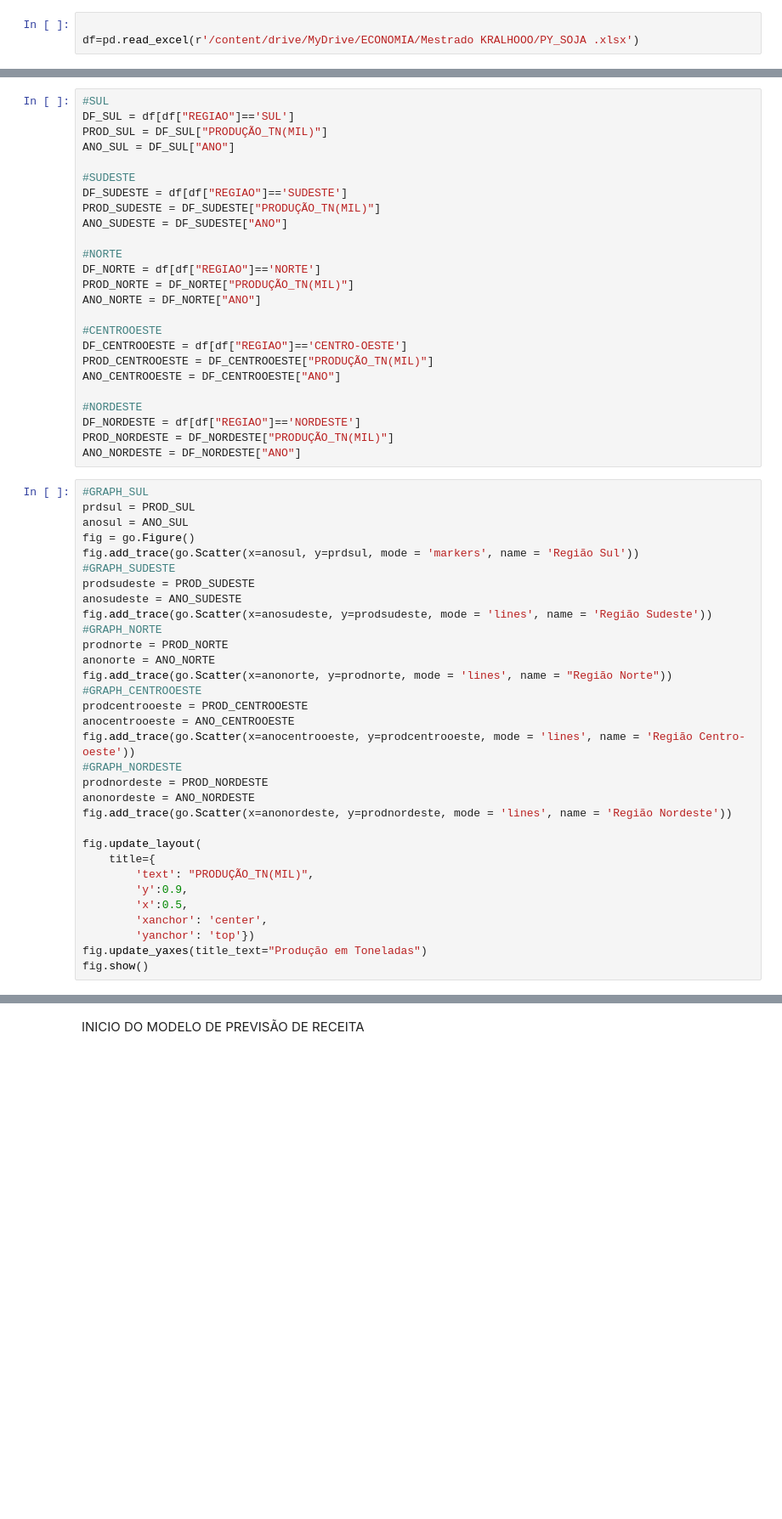
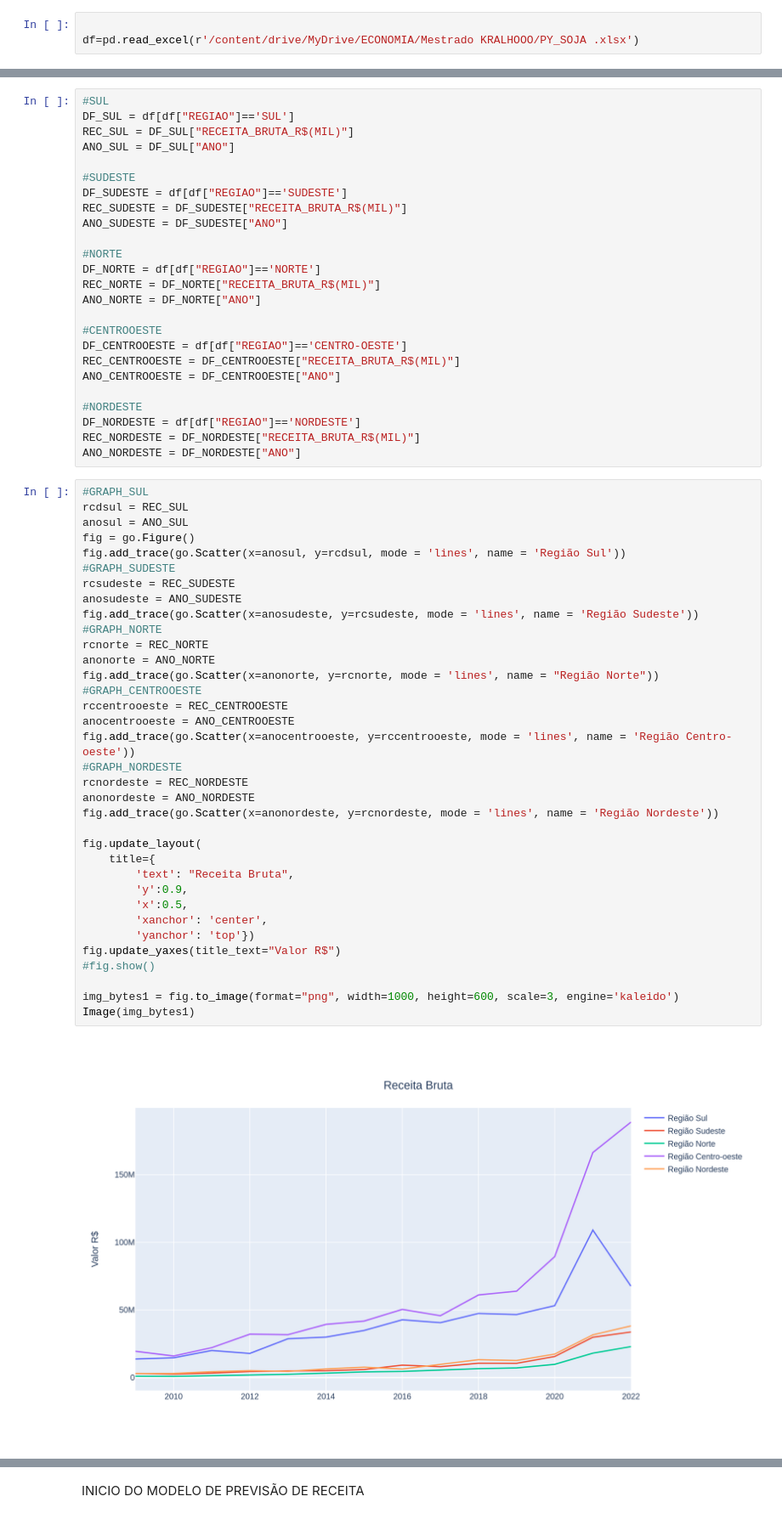
Before and after one commit to estevaocardoso/projetos-estevao, a Jupyter notebook: PROJETO_SOJA.ipynb, the cells around one changed output, grey strips where cells are left out. Shown at 85% size. Cells and saved outputs as stored; diff of their text form; blank space fills up the shorter version.

```diff
--- a/PROJETO_SOJA.ipynb
+++ b/PROJETO_SOJA.ipynb
@@ -56,57 +51,62 @@ df
 # %%
 #SUL
 DF_SUL = df[df["REGIAO"]=='SUL']
-PROD_SUL = DF_SUL["PRODUÇÃO_TN(MIL)"]
+REC_SUL = DF_SUL["RECEITA_BRUTA_R$(MIL)"]
 ANO_SUL = DF_SUL["ANO"]
 
 #SUDESTE
 DF_SUDESTE = df[df["REGIAO"]=='SUDESTE']
-PROD_SUDESTE = DF_SUDESTE["PRODUÇÃO_TN(MIL)"]
+REC_SUDESTE = DF_SUDESTE["RECEITA_BRUTA_R$(MIL)"]
 ANO_SUDESTE = DF_SUDESTE["ANO"]
 
 #NORTE
 DF_NORTE = df[df["REGIAO"]=='NORTE']
-PROD_NORTE = DF_NORTE["PRODUÇÃO_TN(MIL)"]
+REC_NORTE = DF_NORTE["RECEITA_BRUTA_R$(MIL)"]
 ANO_NORTE = DF_NORTE["ANO"]
 
 #CENTROOESTE
 DF_CENTROOESTE = df[df["REGIAO"]=='CENTRO-OESTE']
-PROD_CENTROOESTE = DF_CENTROOESTE["PRODUÇÃO_TN(MIL)"]
+REC_CENTROOESTE = DF_CENTROOESTE["RECEITA_BRUTA_R$(MIL)"]
 ANO_CENTROOESTE = DF_CENTROOESTE["ANO"]
 
 #NORDESTE
 DF_NORDESTE = df[df["REGIAO"]=='NORDESTE']
-PROD_NORDESTE = DF_NORDESTE["PRODUÇÃO_TN(MIL)"]
+REC_NORDESTE = DF_NORDESTE["RECEITA_BRUTA_R$(MIL)"]
 ANO_NORDESTE = DF_NORDESTE["ANO"]
 # %%
 #GRAPH_SUL
-prdsul = PROD_SUL
+rcdsul = REC_SUL
 anosul = ANO_SUL
 fig = go.Figure()
-fig.add_trace(go.Scatter(x=anosul, y=prdsul, mode = 'markers', name = 'Região Sul'))
+fig.add_trace(go.Scatter(x=anosul, y=rcdsul, mode = 'lines', name = 'Região Sul'))
 #GRAPH_SUDESTE
-prodsudeste = PROD_SUDESTE
+rcsudeste = REC_SUDESTE
 anosudeste = ANO_SUDESTE
-fig.add_trace(go.Scatter(x=anosudeste, y=prodsudeste, mode = 'lines', name = 'Região Sudeste'))
+fig.add_trace(go.Scatter(x=anosudeste, y=rcsudeste, mode = 'lines', name = 'Região Sudeste'))
 #GRAPH_NORTE
-prodnorte = PROD_NORTE
+rcnorte = REC_NORTE
 anonorte = ANO_NORTE
-fig.add_trace(go.Scatter(x=anonorte, y=prodnorte, mode = 'lines', name = "Região Norte"))
+fig.add_trace(go.Scatter(x=anonorte, y=rcnorte, mode = 'lines', name = "Região Norte"))
 #GRAPH_CENTROOESTE
-prodcentrooeste = PROD_CENTROOESTE
+rccentrooeste = REC_CENTROOESTE
 anocentrooeste = ANO_CENTROOESTE
-fig.add_trace(go.Scatter(x=anocentrooeste, y=prodcentrooeste, mode = 'lines', name = 'Região Centro-oeste'))
+fig.add_trace(go.Scatter(x=anocentrooeste, y=rccentrooeste, mode = 'lines', name = 'Região Centro-oeste'))
 #GRAPH_NORDESTE
-prodnordeste = PROD_NORDESTE
+rcnordeste = REC_NORDESTE
 anonordeste = ANO_NORDESTE
-fig.add_trace(go.Scatter(x=anonordeste, y=prodnordeste, mode = 'lines', name = 'Região Nordeste'))
+fig.add_trace(go.Scatter(x=anonordeste, y=rcnordeste, mode = 'lines', name = 'Região Nordeste'))
 
 fig.update_layout(
     title={
-        'text': "PRODUÇÃO_TN(MIL)",
+        'text': "Receita Bruta",
         'y':0.9,
         'x':0.5,
         'xanchor': 'center',
         'yanchor': 'top'})
-fig.update_yaxes(title_text="Produção em Toneladas")
-fig.show()
+fig.update_yaxes(title_text="Valor R$")
+#fig.show()
+
+img_bytes1 = fig.to_image(format="png", width=1000, height=600, scale=3, engine='kaleido')
+Image(img_bytes1)
+# %% [output]
+[figure, added]
```
Also changed, not shown: parts of 14 cells of this notebook.
